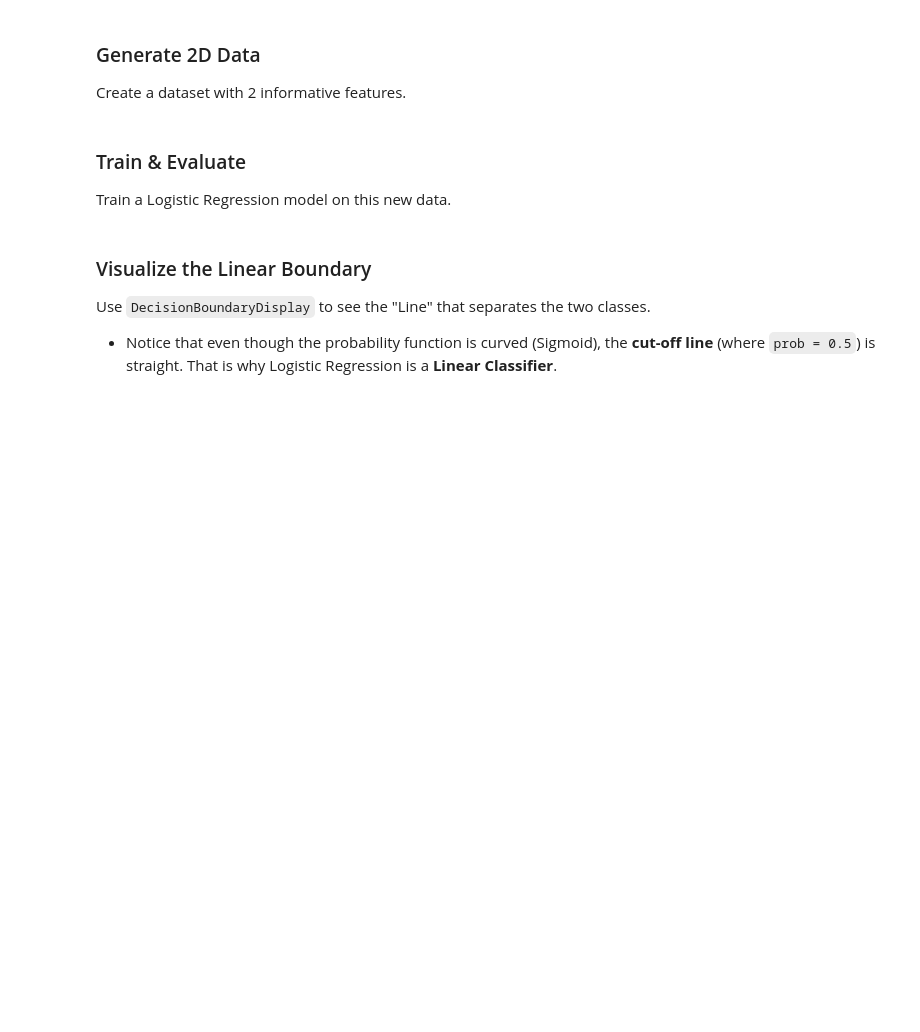
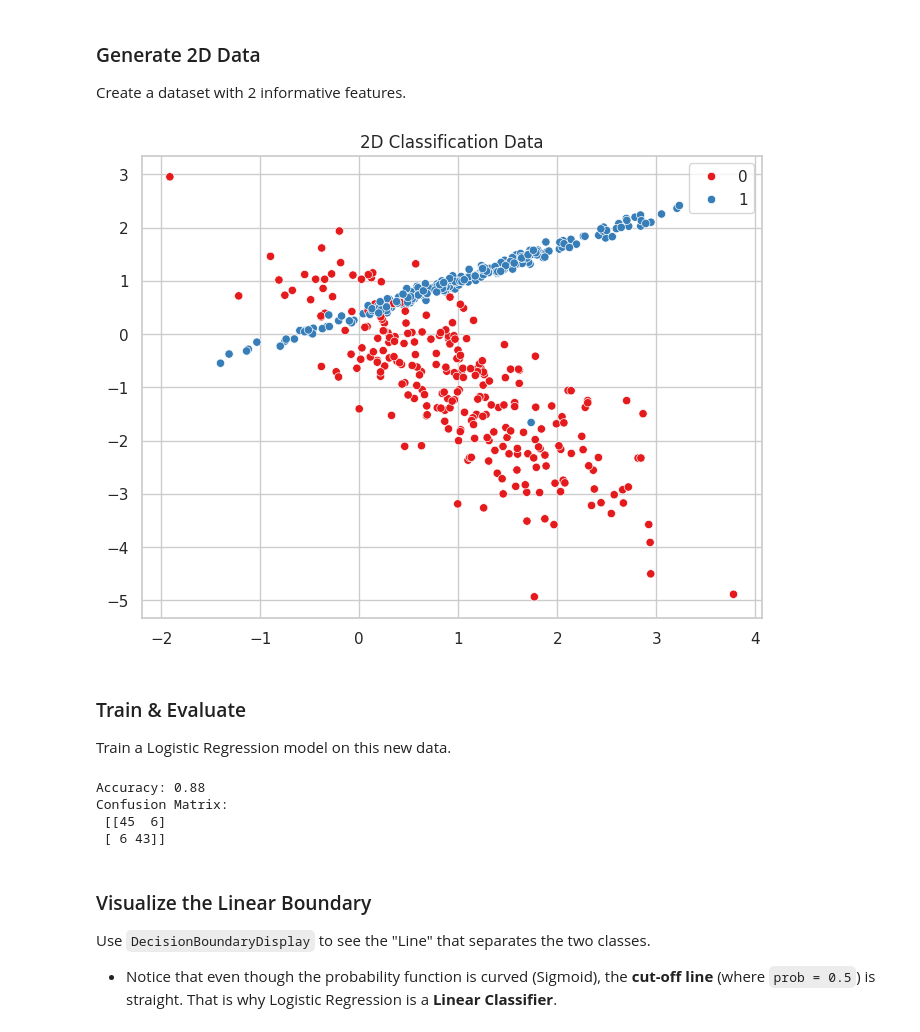
Before and after one commit to UG-Team-Data-Science/ml-workshop, a Jupyter notebook: src/S03 Supervised Learning - Classification and Evaluation/S03C02 Classification Basics.ipynb, the cells around one changed output. Saved outputs shown, nothing was run; the diff lists cells and outputs as text; code cells hidden in the pictures; blank space fills up the shorter version.

Commit message:
Session 03: Supervised Learning - Classification and Evaluation

```diff
--- a/src/S03 Supervised Learning - Classification and Evaluation/S03C02 Classification Basics.ipynb
+++ b/src/S03 Supervised Learning - Classification and Evaluation/S03C02 Classification Basics.ipynb
@@ -132,10 +141,48 @@ Now we move to **2 Dimensions**. Logistic Regression works the same way, but the
 ### Generate 2D Data
 
 Create a dataset with 2 informative features.
+# %%
+X_2d, y_2d = make_classification(
+    n_samples=500,
+    n_features=2,
+    n_informative=2,
+    n_redundant=0,
+    n_clusters_per_class=1,
+    random_state=42
+)
+
+df_2d = pd.DataFrame(X_2d, columns=['Feature_1', 'Feature_2'])
+
+plt.figure(figsize=(8, 6))
+sns.scatterplot(x=X_2d[:,0], y=X_2d[:,1], hue=y_2d, palette='Set1')
+plt.title("2D Classification Data")
+plt.show()
+# %% [output]
+[figure, added]
 # %% [markdown]
 ### Train & Evaluate
 
 Train a Logistic Regression model on this new data.
+# %%
+from sklearn.metrics import accuracy_score, confusion_matrix
+
+# Split
+X_tr, X_te, y_tr, y_te = train_test_split(X_2d, y_2d, test_size=0.2, random_state=42)
+
+# Train
+clf_2d = LogisticRegression()
+clf_2d.fit(X_tr, y_tr)
+
+# Predict
+y_pred = clf_2d.predict(X_te)
+
+print(f"Accuracy: {accuracy_score(y_te, y_pred):.2f}")
+print("Confusion Matrix:\n", confusion_matrix(y_te, y_pred))
+# %% [output]
+Accuracy: 0.88
+Confusion Matrix:
+ [[45  6]
+ [ 6 43]]
 # %% [markdown]
 ### Visualize the Linear Boundary
 
```
Also changed, not shown: parts of 5 cells of this notebook, 6 other files.
